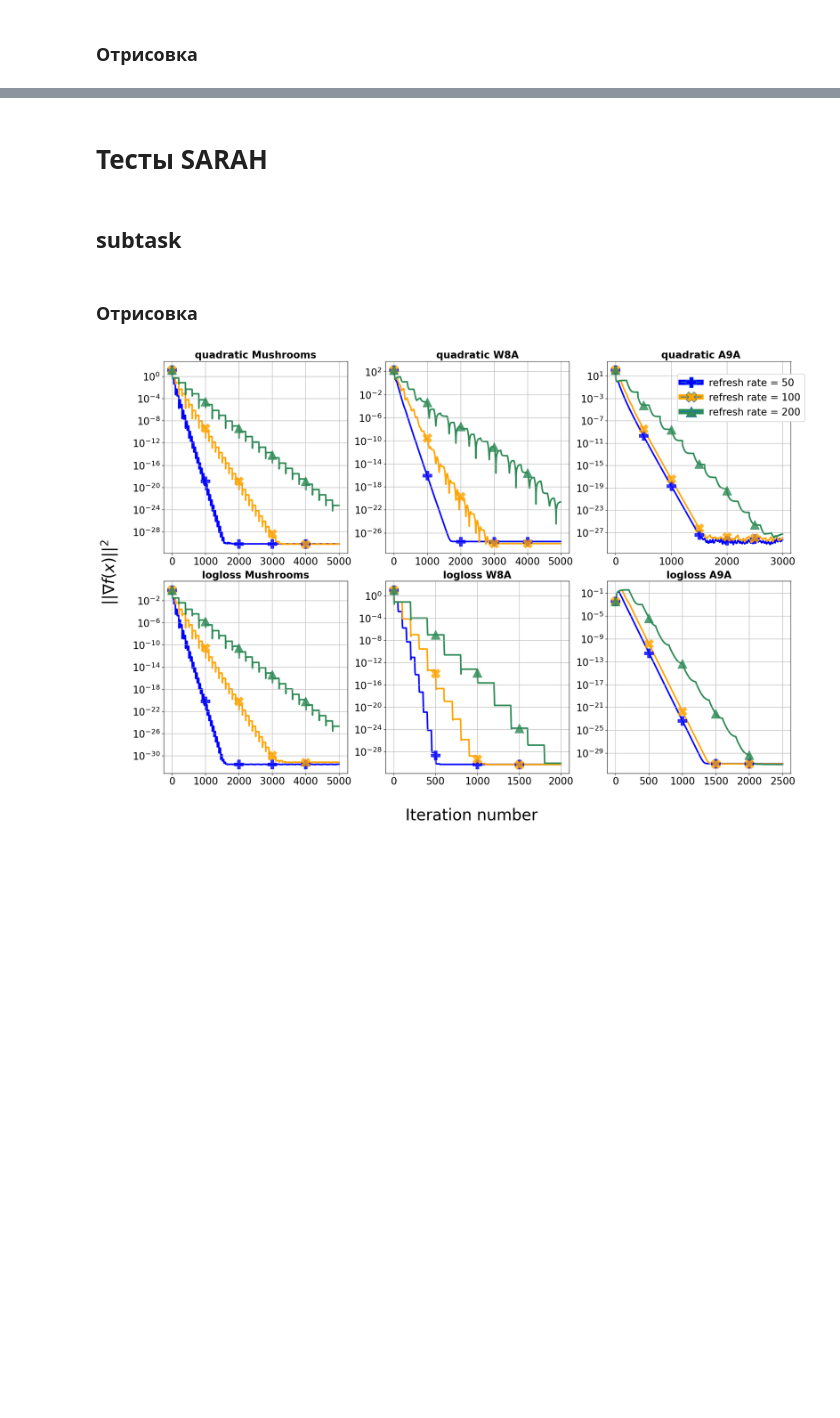
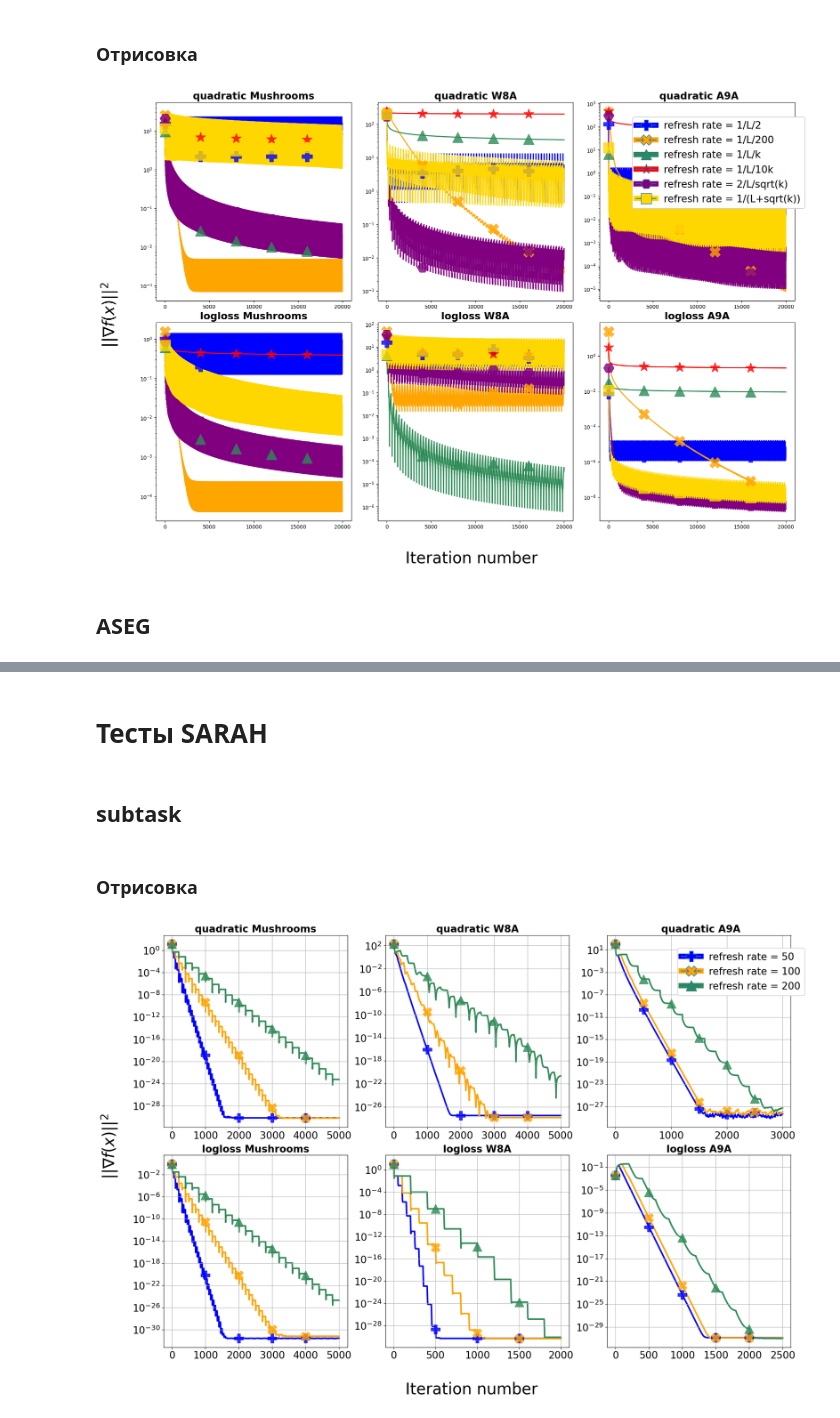
Before and after one commit to DegKir/ASEG_tests, a Jupyter notebook: Tests.ipynb, the cells around one changed output, grey strips where cells are left out. Drawn from its saved outputs; the diff is of its cells as text; code cells hidden in the pictures; blank space fills up the shorter version.

```diff
--- a/Tests.ipynb
+++ b/Tests.ipynb
@@ -797,9 +805,11 @@ class SixPlotter():
         elif (graphType == 'stability'):
             self.markersMap = {'percent = 1':'P', 'percent = 3':'X', 'percent = 5':'^', 'percent = 10':'v'}
             self.colorsMap = {'percent = 1':'blue', 'percent = 3':'orange', 'percent = 5':'seagreen', 'percent = 10':'red'}
+        elif (graphType == 'steps'):
+            self.markersMap = {'1/L/2' : 'P', '1/L/200' : 'X', '1/L/k' : '^', '1/L/10k' : '*', '2/L/sqrt(k)' : 'H', '1/(L+sqrt(k))' : 's'}
+            self.colorsMap = {'1/L/2' : 'blue', '1/L/200' : 'orange', '1/L/k' : 'seagreen', '1/L/10k' : 'red', '2/L/sqrt(k)' : 'purple', '1/(L+sqrt(k))' : 'gold'}
         else:
             assert(1==0) #there is no such graph type
-
 
     def plot(self, stepLimiter = [-1, -1, -1, -1, -1, -1], legendWord = "refresh rate = {}", markersSteps = [100, 100, 100, 100, 100, 100]):
         datasetsNames=["quadratic Mushrooms", "quadratic W8A", " quadratic A9A", "logloss Mushrooms", "logloss W8A", "logloss A9A"]
@@ -1253,0 +1296,8 @@ plotter.plot()
+# %%
+plotter = SixPlotter(legendNames = [dataNames[0], dataNames[1], dataNames[2], dataNames[3], dataNames[4], dataNames[5]],
+                       listOfListsOfLogs = [data[0], data[1], data[2], data[3], data[4], data[5]], graphType = 'steps')
+plotter.plot(stepLimiter = [-1, -1, -1, -1, -1, -1], markersSteps = [4000, 4000, 4000, 4000, 4000, 4000])
+# %% [output]
+[figure, added]
+# %% [markdown]
+## ASEG
```
Also changed, not shown: parts of 25 cells of this notebook, 20 other files.
